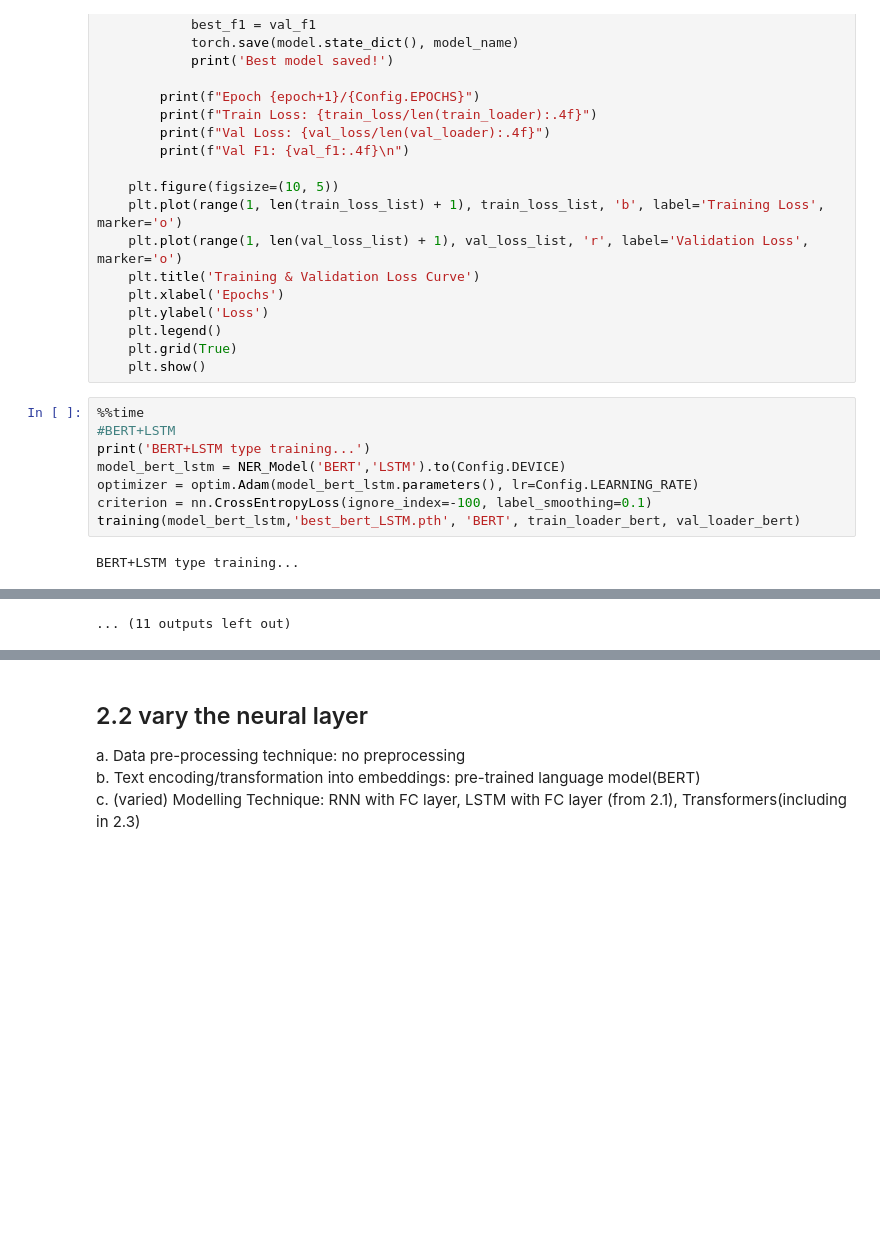
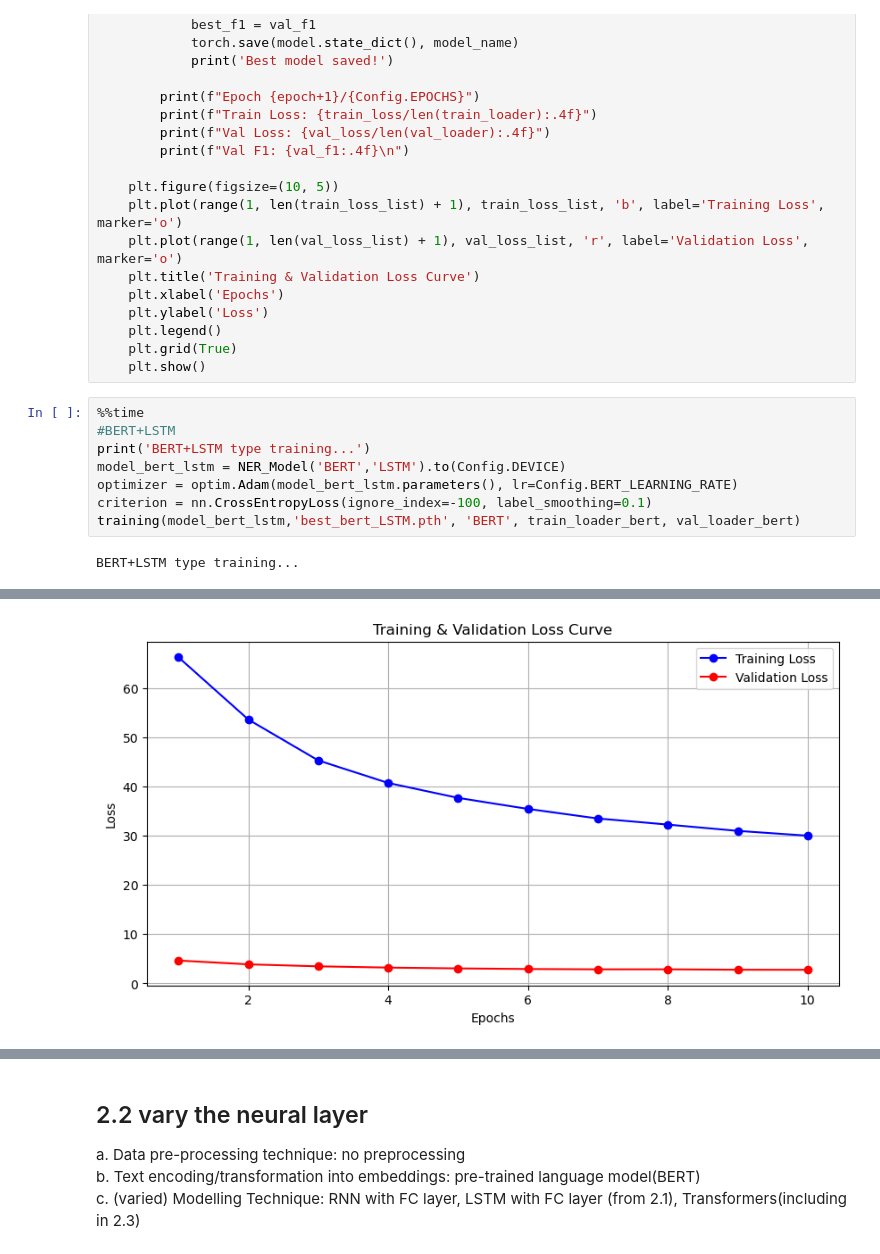
Before and after one commit to KKSTB/COMM061, a Jupyter notebook: main2.ipynb, the cells around one changed output, grey strips where cells are left out. Cells and saved outputs as stored; diff of their text form; blank space fills up the shorter version.

```diff
--- a/main2.ipynb
+++ b/main2.ipynb
@@ -423,7 +426,7 @@ def training(model, model_name, embedding_type, train_loader, val_loader):
 #BERT+LSTM
 print('BERT+LSTM type training...')
 model_bert_lstm = NER_Model('BERT','LSTM').to(Config.DEVICE)
-optimizer = optim.Adam(model_bert_lstm.parameters(), lr=Config.LEARNING_RATE)
+optimizer = optim.Adam(model_bert_lstm.parameters(), lr=Config.BERT_LEARNING_RATE)
 criterion = nn.CrossEntropyLoss(ignore_index=-100, label_smoothing=0.1)
 training(model_bert_lstm,'best_bert_LSTM.pth', 'BERT', train_loader_bert, val_loader_bert)
 # %% [output]
@@ -480,0 +484 @@ Val F1: 0.7928
+[figure, added]
@@ -486,4 +487,3 @@ Val F1: 0.7958
-... (11 outputs left out)
 # %%
 %%time
 #Word2Vec
```
Also changed, not shown: parts of 9 cells of this notebook.
